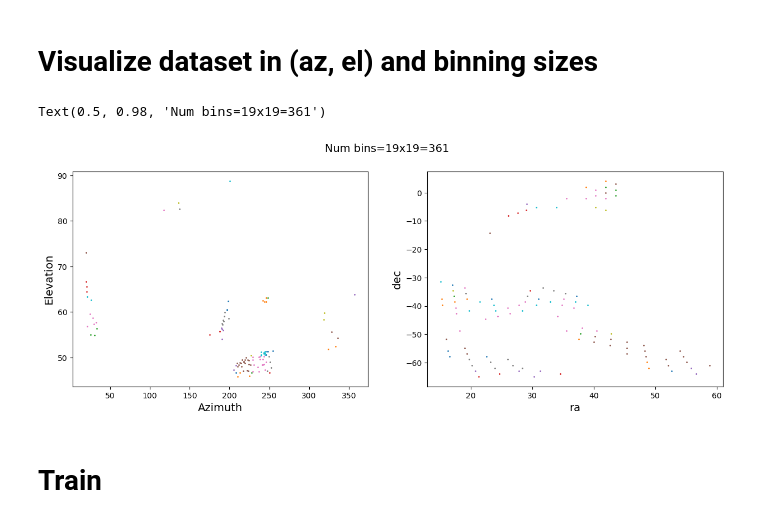
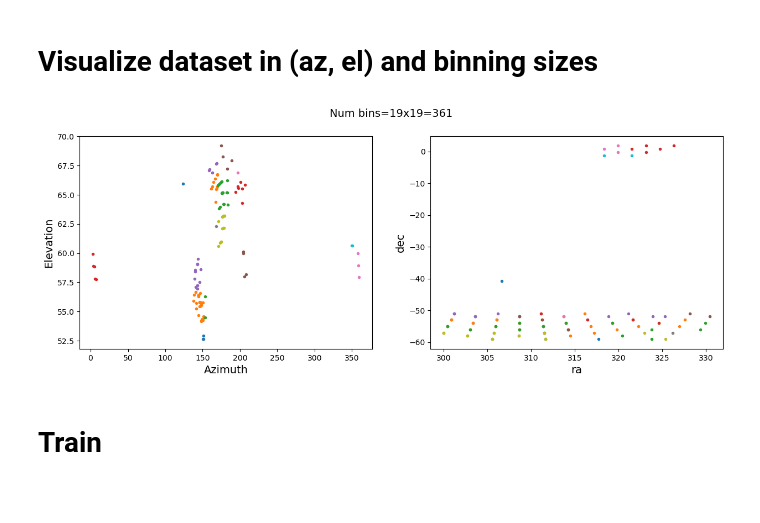
Before and after one commit to rachelhur/survey-ops, a Jupyter notebook: notebooks/v1-behaviroCloningAstrophysicalStates.ipynb, the cells around one changed output. Cells and saved outputs as stored; diff of their text form; code cells hidden in the pictures; blank space fills up the shorter version.

```diff
--- a/notebooks/v1-behaviroCloningAstrophysicalStates.ipynb
+++ b/notebooks/v1-behaviroCloningAstrophysicalStates.ipynb
@@ -81,10 +113,10 @@ dataset = OfflineDataset(
     df,
     num_bins_1d=19,
     normalize_state=True,
-    specific_years=[2018, 2019],
-    specific_months=[12],
-    specific_days=np.arange(10),
-    specific_filters=['r', 'g']
+    specific_years=[2013],
+    specific_months=[8],
+    # specific_days=np.arange(2, 4),
+    # specific_filters=['r', 'g']
 )
 # %%
 dataset._df
@@ -122,16 +145,16 @@ device = torch.device(
     "cpu"
 )
 # %%
-num_bins_1d = 19
-dataset = OfflineDataset(
-    df,
-    num_bins_1d=19,
-    normalize_state=True,
-    specific_years=[2018],
-    specific_months=[12],
-    specific_days=np.arange(2),
-    specific_filters=['g']
-)
+# num_bins_1d = 19
+# dataset = OfflineDataset(
+#     df,
+#     num_bins_1d=19,
+#     normalize_state=True,
+#     specific_years=[2018],
+#     specific_months=[12],
+#     specific_days=np.arange(2),
+#     specific_filters=['g']
+# )
 # %%
 batch_size = 32
 num_workers = 4
@@ -188,27 +211,24 @@ agent = Agent(**agent_config)
 # %% [markdown]
 # Visualize dataset in (az, el) and binning sizes
 # %%
+s = 1000/len(dataset)
 fig, axs = plt.subplots(1,2, figsize=(15,5))
 for bin_id in dataset.id2azel.keys():
     field_ids = np.array(dataset.id2azel[bin_id])
-
-    axs[0].scatter(field_ids[:, 0], field_ids[:, 1], label='bin' + str(bin_id), s=1)
-# plt.legend()
+    axs[0].scatter(field_ids[:, 0], field_ids[:, 1], label='bin' + str(bin_id), s=s)
 axs[0].set_xlabel('Azimuth', fontsize=14)
 axs[0].set_ylabel('Elevation', fontsize=14)
 
 for bin_id in dataset.id2radec.keys():
     field_ids = np.array(dataset.id2radec[bin_id])
-
-    axs[1].scatter(field_ids[:, 0], field_ids[:, 1], label='bin' + str(bin_id), s=1)
-# plt.legend()
+    axs[1].scatter(field_ids[:, 0], field_ids[:, 1], label='bin' + str(bin_id), s=s)
 axs[1].set_xlabel('ra', fontsize=14)
 axs[1].set_ylabel('dec', fontsize=14)
 
 fig.suptitle(f'Num bins={num_bins_1d}x{num_bins_1d}={dataset.num_actions}', fontsize=14)
+fig.savefig(fig_outdir + 'plot_observations_in_sky_colored_bins.png')
 # %% [output]
-Text(0.5, 0.98, 'Num bins=19x19=361')
-[figure, old version]
+[figure, new version]
 # %% [markdown]
 # Train
 # %%
```
Also changed, not shown: parts of 13 cells of this notebook, 1 other file.
